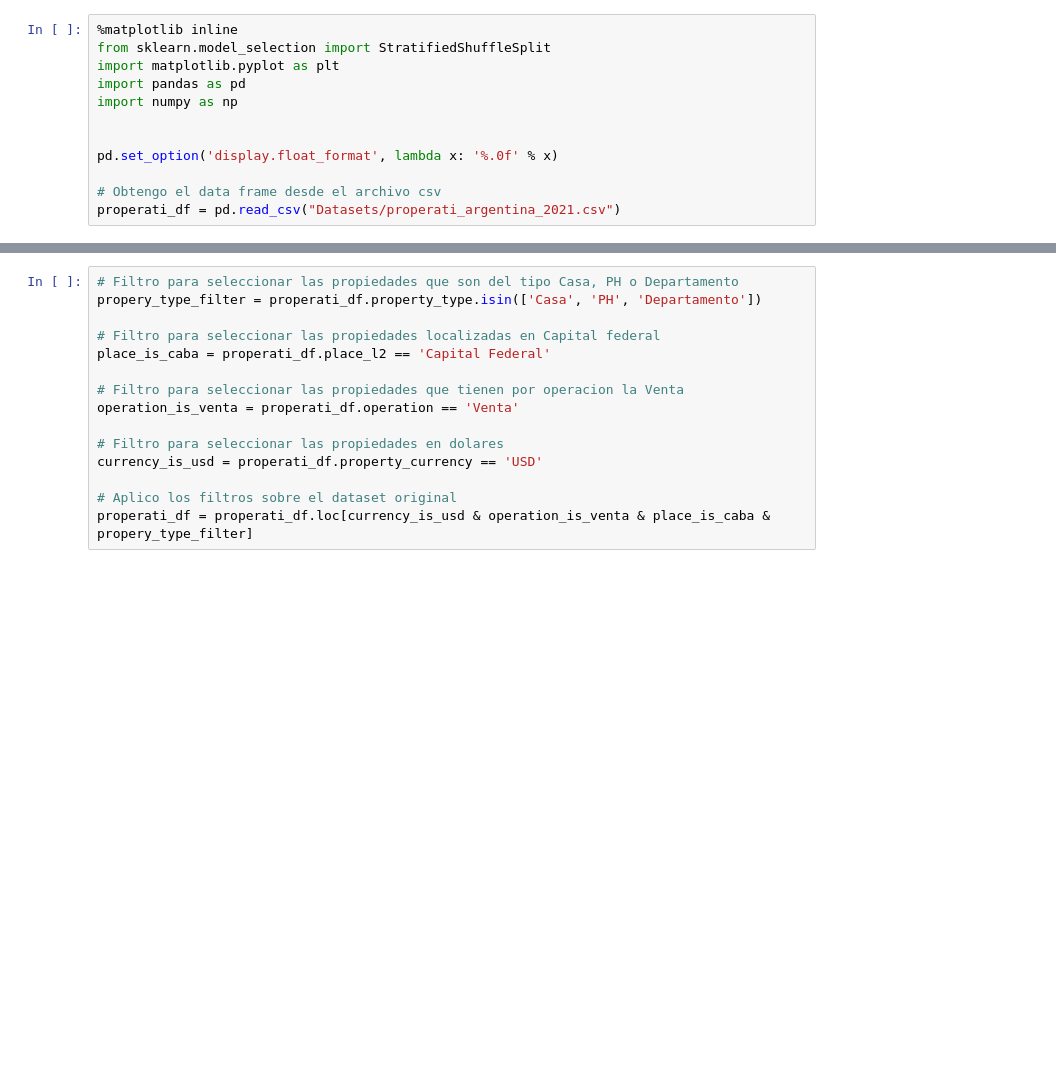
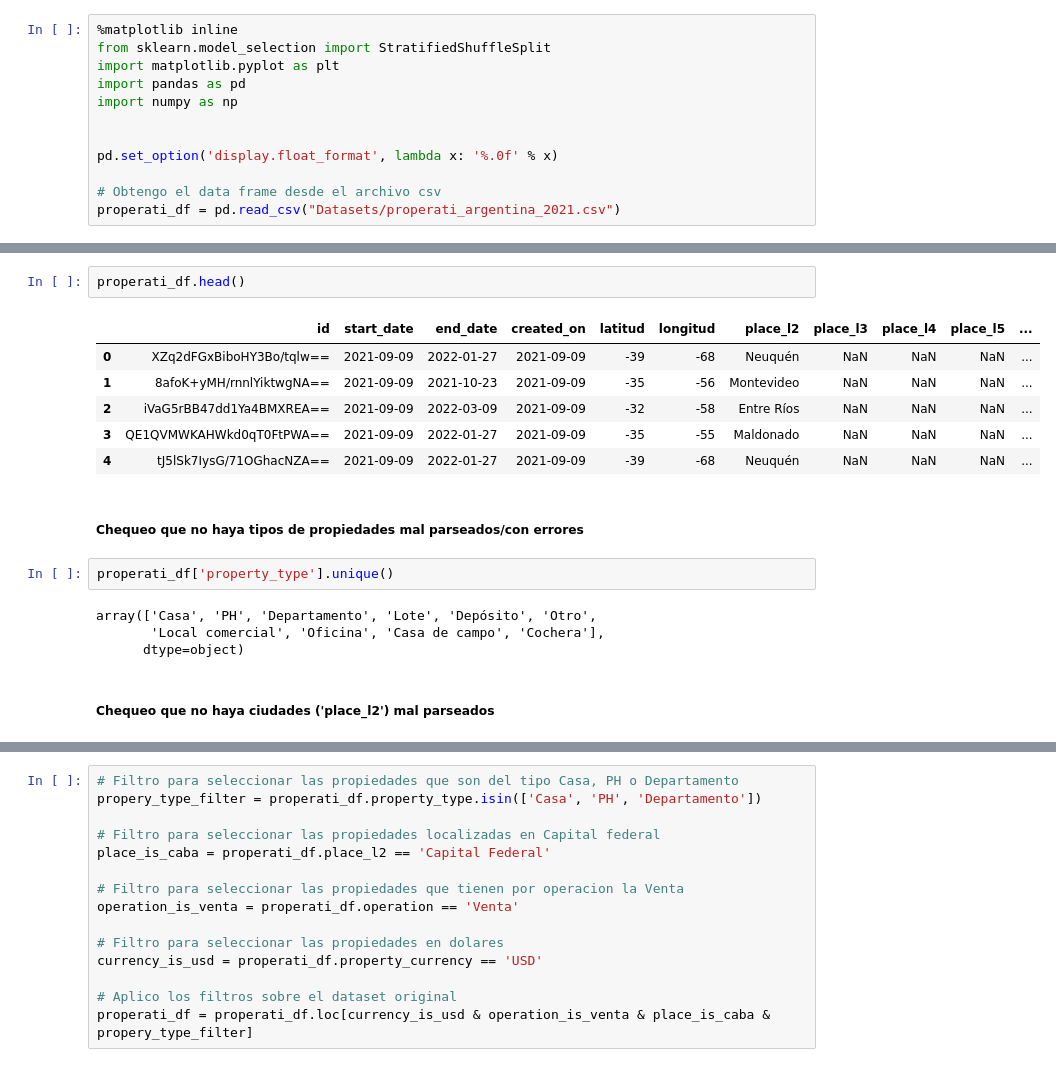
Before and after one commit to FranFiuba/7506R-2C2022-GRUPO02, a Jupyter notebook: 7506R_TP1_GRUPO02_ENTREGA.ipynb, the cells around one changed output, grey strips where cells are left out. Saved outputs shown, nothing was run; the diff lists cells and outputs as text; blank space fills up the shorter version.

```diff
--- a/7506R_TP1_GRUPO02_ENTREGA.ipynb
+++ b/7506R_TP1_GRUPO02_ENTREGA.ipynb
@@ -21,0 +42,19 @@ properati_df = pd.read_csv("Datasets/properati_argentina_2021.csv")
+# %%
+properati_df.head()
+# %% [output]
+|  | id | start_date | end_date | created_on | latitud | longitud | place_l2 | place_l3 | place_l4 | place_l5 | ... |
+| 0 | XZq2dFGxBiboHY3Bo/tqlw== | 2021-09-09 | 2022-01-27 | 2021-09-09 | -39 | -68 | Neuquén | NaN | NaN | NaN | ... |
+| 1 | 8afoK+yMH/rnnlYiktwgNA== | 2021-09-09 | 2021-10-23 | 2021-09-09 | -35 | -56 | Montevideo | NaN | NaN | NaN | ... |
+| 2 | iVaG5rBB47dd1Ya4BMXREA== | 2021-09-09 | 2022-03-09 | 2021-09-09 | -32 | -58 | Entre Ríos | NaN | NaN | NaN | ... |
+| 3 | QE1QVMWKAHWkd0qT0FtPWA== | 2021-09-09 | 2022-01-27 | 2021-09-09 | -35 | -55 | Maldonado | NaN | NaN | NaN | ... |
+| 4 | tJ5lSk7IysG/71OGhacNZA== | 2021-09-09 | 2022-01-27 | 2021-09-09 | -39 | -68 | Neuquén | NaN | NaN | NaN | ... |
+# %% [markdown]
+##### Chequeo que no haya tipos de propiedades mal parseados/con errores
+# %%
+properati_df['property_type'].unique()
+# %% [output]
+array(['Casa', 'PH', 'Departamento', 'Lote', 'Depósito', 'Otro',
+       'Local comercial', 'Oficina', 'Casa de campo', 'Cochera'],
+      dtype=object)
+# %% [markdown]
+##### Chequeo que no haya ciudades ('place_l2') mal parseados
```
Also changed, not shown: parts of 9 cells of this notebook.
